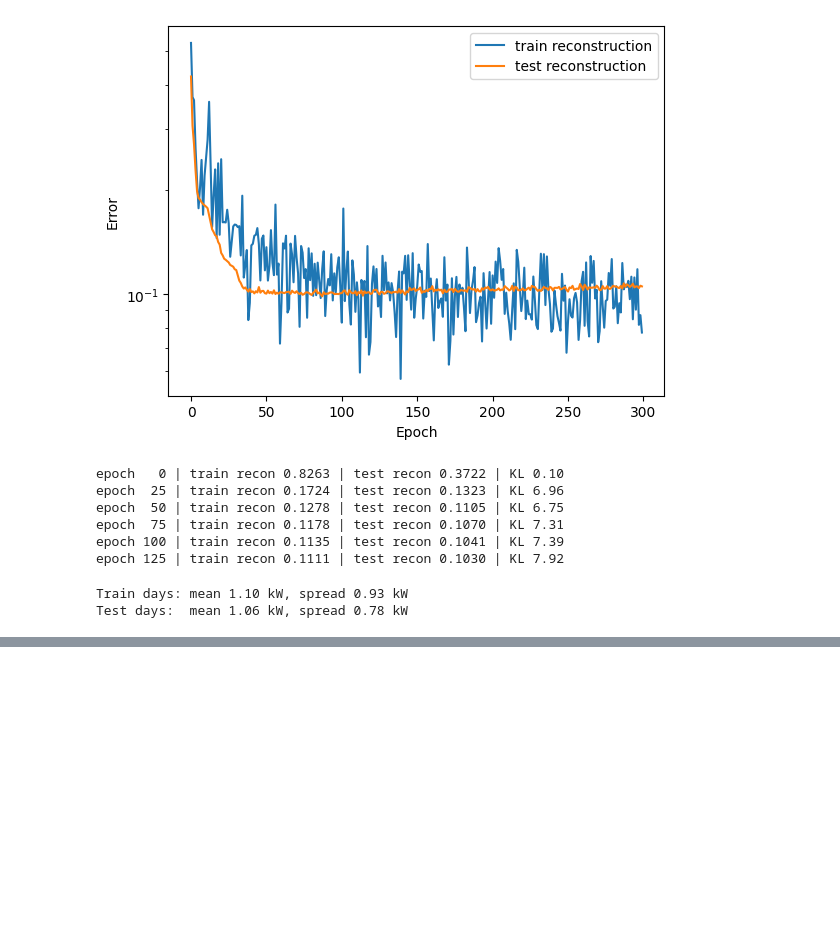
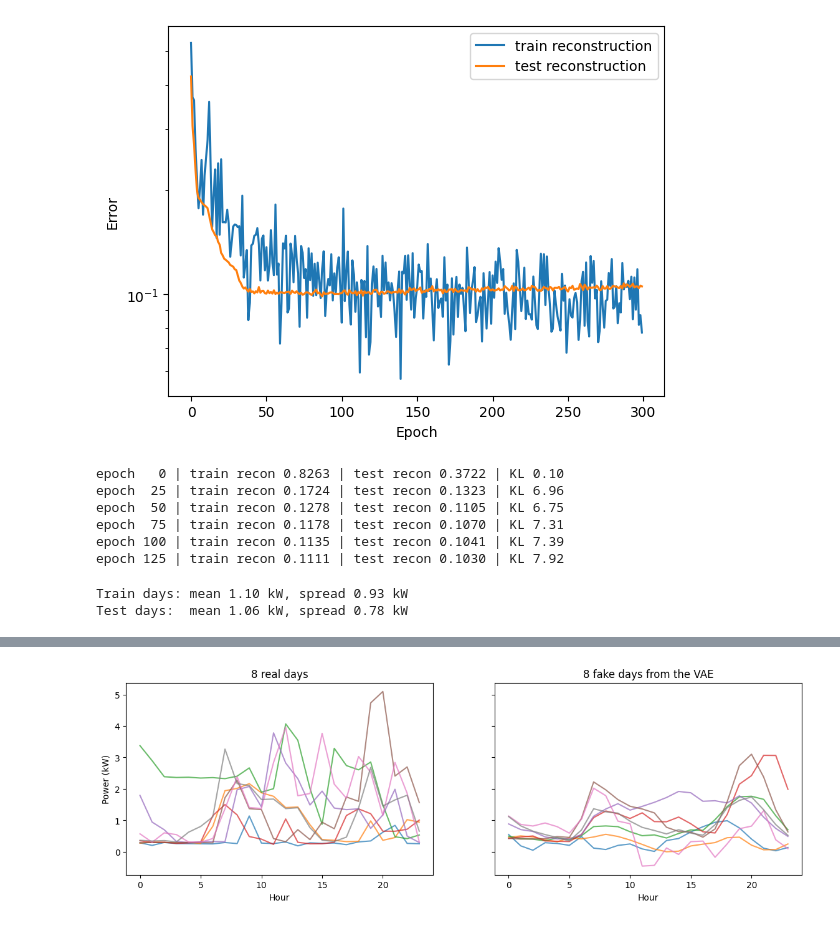
Before and after one commit to zakixahmed/household-vae, a Jupyter notebook: 02_vae.ipynb, the cells around one changed output, grey strips where cells are left out. Cells and saved outputs as stored; diff of their text form; code cells hidden in the pictures; blank space fills up the shorter version.

```diff
--- a/02_vae.ipynb
+++ b/02_vae.ipynb
@@ -173,0 +207,15 @@ Test days:  mean 1.06 kW, spread 0.78 kW
+# %%
+fig, axes = plt.subplots(1, 2, figsize=(14, 4), sharey=True)
+rng = np.random.default_rng(0)
+for row in real[rng.choice(len(real), 8, replace=False)]:
+    axes[0].plot(range(24), row, alpha=0.7)
+for row in fake[:8]:
+    axes[1].plot(range(24), row, alpha=0.7)
+axes[0].set_title("8 real days")
+axes[1].set_title("8 fake days from the VAE")
+for ax in axes:
+    ax.set_xlabel("Hour")
+axes[0].set_ylabel("Power (kW)")
+plt.show()
+# %% [output]
+[figure, added]
```
Also changed, not shown: parts of 5 cells of this notebook.
